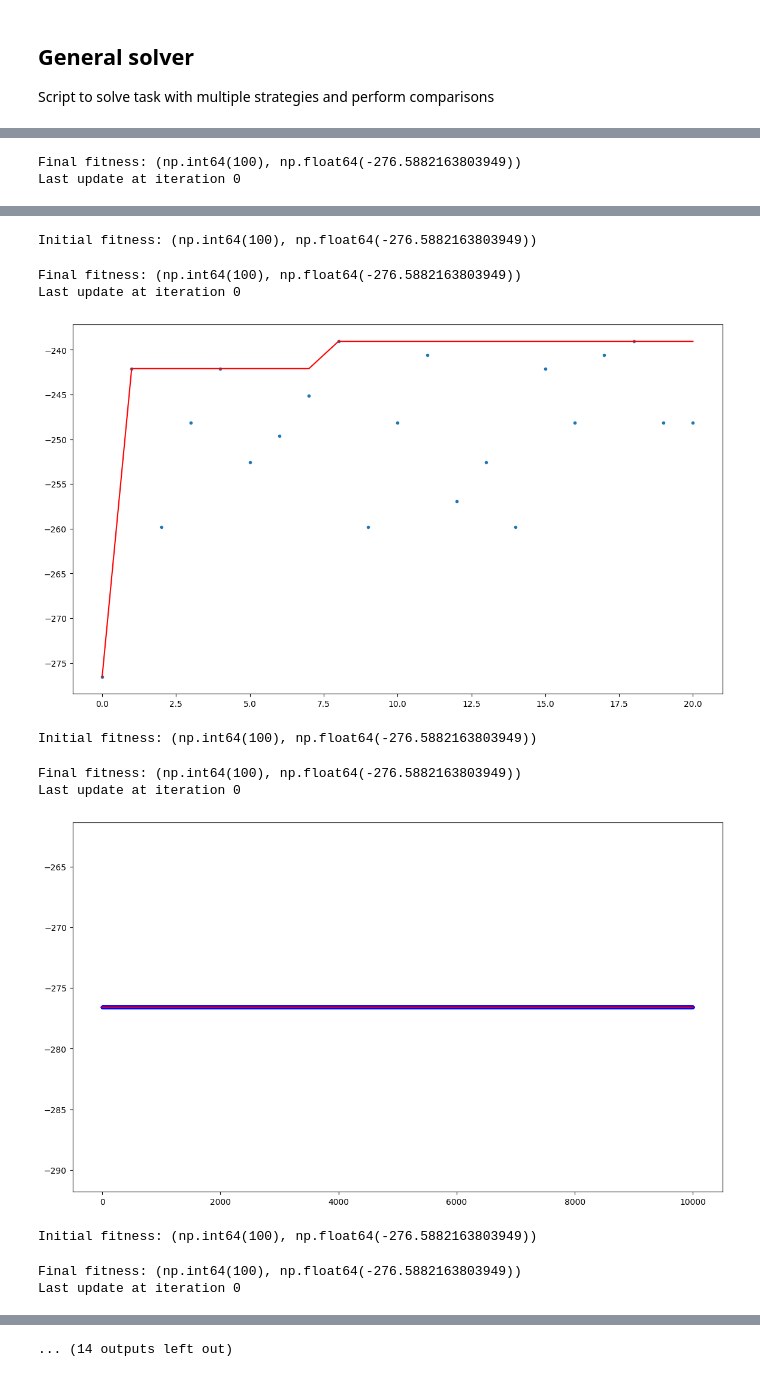
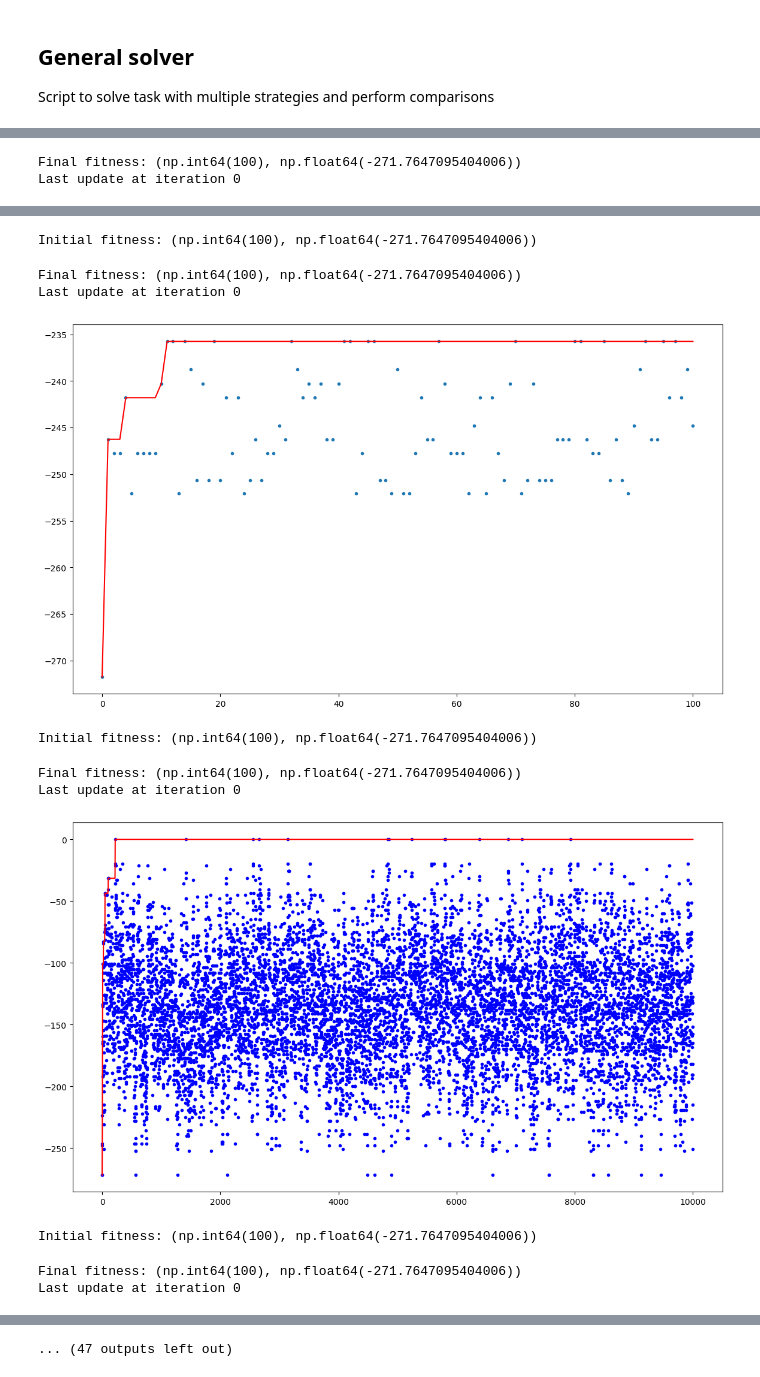
Before and after one commit to MicheleCazzola/CI2024_lab1, a Jupyter notebook: set-cover.ipynb, the cells around one changed output, grey strips where cells are left out. Saved outputs shown, nothing was run; the diff lists cells and outputs as text; code cells hidden in the pictures.

```diff
--- a/set-cover.ipynb
+++ b/set-cover.ipynb
@@ -119,9 +121,9 @@ def multiple_mutation(solution: np.ndarray):
     new_solution = np.logical_xor(mask, solution)
     return new_solution
 # %%
-def solve_multiple_mutation_HC(sets, costs, num_sets, num_steps=10_000):
+def solve_multiple_mutation_HC(sets, costs, num_sets, num_steps=10_000, th=INIT_SOL_TH):
     history = []
-    solution = rng.random(num_sets) < INIT_SOL_TH
+    solution = rng.random(num_sets) < th
     sol_fitness = fitness(sets, costs, solution)
 
     print(f"Initial fitness: {sol_fitness}")
@@ -130,6 +132,8 @@ def solve_multiple_mutation_HC(sets, costs, num_sets, num_steps=10_000):
     for _ in tqdm(range(num_steps)):
         current = single_mutation(solution.copy())
         curr_fitness = fitness(sets, costs, current)
+
+        #print(curr_fitness, sol_fitness)
 
         history.append(curr_fitness[1])
         if curr_fitness > sol_fitness:
@@ -152,13 +156,13 @@ def solve_multiple_mutation_HC(sets, costs, num_sets, num_steps=10_000):
 ### Simulated annealing
 It seems to perform worst than a RMHC: too much going around and not exploit neighboring solutions.
 # %%
-def solve_simulated_annealing_HC(sets, costs, num_sets, num_steps=10_000):
+def solve_simulated_annealing_HC(sets, costs, num_sets, num_steps=10_000, th=INIT_SOL_TH):
 
     def complete(covered):
         return covered == sets.shape[1]
 
     history = []
-    solution = rng.random(num_sets) < INIT_SOL_TH
+    solution = rng.random(num_sets) < th
     sol_fitness = fitness(sets, costs, solution)
     final_sol_fitness = sol_fitness
 
@@ -173,11 +177,11 @@ def solve_simulated_annealing_HC(sets, costs, num_sets, num_steps=10_000):
         # Min temperature set to 1 to avoid numerical issues in scalar power
         temperature = max(1, 10 * (sol_fitness[0] / sets.shape[1]) + 0.01)
 
-        history.append(sol_fitness[1])
-        p = (np.e ** ((curr_fitness[1] - sol_fitness[1]) / temperature))
-        #if curr_fitness[1] < sol_fitness[1]:
-            #print(sol_fitness[0], curr_fitness[0], final_sol_fitness[0], temperature, p)
-        if curr_fitness < sol_fitness and rng.random() < p or curr_fitness > sol_fitness:
+        history.append(curr_fitness[1])
+
+        logp = (curr_fitness[1] - sol_fitness[1]) / temperature + 1e-6
+
+        if curr_fitness < sol_fitness and np.log(rng.random() + 1e-6) < logp or curr_fitness > sol_fitness:
 
             if curr_fitness > final_sol_fitness and complete(curr_fitness[0]):
                 final_sol_fitness = curr_fitness
@@ -201,14 +205,14 @@ def solve_simulated_annealing_HC(sets, costs, num_sets, num_steps=10_000):
 ### Tabu search
 It uses a simulated annealing hill climber, but with discarding tweaked solution with a coverage under 80% on the universe. In this way, too much exploration in discouraged.
 # %%
-def solve_tabu_search_SAHC(sets, costs, num_sets, num_steps=10_000):
+def solve_tabu_search_SAHC(sets, costs, num_sets, num_steps=10_000, th=INIT_SOL_TH):
 
     def complete(covered):
         return covered == sets.shape[1]
 
     NUM_CANDIDATES = 10
     history = []
-    solution = rng.random(num_sets) < INIT_SOL_TH
+    solution = rng.random(num_sets) < th
     sol_fitness = fitness(sets, costs, solution)
     final_sol_fitness = sol_fitness
 
@@ -226,9 +230,9 @@ def solve_tabu_search_SAHC(sets, costs, num_sets, num_steps=10_000):
             # Min temperature set to 10 to avoid numerical issues in scalar power
             temperature = max(1, 10 * (sol_fitness[0] / sets.shape[1]) + 0.01)
 
-            history.append(sol_fitness[1])
-            p = (np.e ** ((curr_fitness[1] - sol_fitness[1]) / temperature))
-            if curr_fitness < sol_fitness and rng.random() < p or curr_fitness > sol_fitness:
+            history.append(curr_fitness[1])
+            logp = (curr_fitness[1] - sol_fitness[1]) / temperature + 1e-6
+            if curr_fitness < sol_fitness and np.log(rng.random()+1e-6) < logp or curr_fitness > sol_fitness:
 
                 if curr_fitness > final_sol_fitness and complete(curr_fitness[0]):
                     final_sol_fitness = curr_fitness
@@ -320,7 +324,8 @@ class Strategies:
 def solve(sets: np.ndarray, costs: np.ndarray, strategy: str):
     n = sets.shape[0]
     u = sets.shape[1]
-    steps = int(min(n*u // 50, 10_000))
+    steps = int(min(10_000, max(n*u // 50, 100)))
+    th_start = 0.95 if n < 1000 else INIT_SOL_TH
     match strategy:
         case Strategies.SINGLE_MUTATION_HC:
             return solve_single_mutation_HC(sets, costs, n, num_steps=steps)
@@ -333,7 +338,7 @@ def solve(sets: np.ndarray, costs: np.ndarray, strategy: str):
         case Strategies.GREEDY:
             return solve_greedy(sets, costs, n)
 # %%
-for (i, (universe_size, num_sets, density)) in list(enumerate(zip(universe_sizes, num_sets_sizes, densities)))[:3]:
+for (i, (universe_size, num_sets, density)) in list(enumerate(zip(universe_sizes, num_sets_sizes, densities)))[:]:
 
     print(f"Generating instance {i+1}")
 
@@ -355,2 +360,2 @@ Initial fitness: (np.int64(100), np.float64(-276.5882163803949))
-Final fitness: (np.int64(100), np.float64(-276.5882163803949))
+Final fitness: (np.int64(100), np.float64(-271.7647095404006))
 Last update at iteration 0
@@ -358,11 +363,11 @@ Last update at iteration 0
-Initial fitness: (np.int64(100), np.float64(-276.5882163803949))
+Initial fitness: (np.int64(100), np.float64(-271.7647095404006))
-Final fitness: (np.int64(100), np.float64(-276.5882163803949))
+Final fitness: (np.int64(100), np.float64(-271.7647095404006))
 Last update at iteration 0
-[figure, old version]
+[figure, new version]
-Initial fitness: (np.int64(100), np.float64(-276.5882163803949))
+Initial fitness: (np.int64(100), np.float64(-271.7647095404006))
-Final fitness: (np.int64(100), np.float64(-276.5882163803949))
+Final fitness: (np.int64(100), np.float64(-271.7647095404006))
 Last update at iteration 0
-[figure, old version]
+[figure, new version]
-Initial fitness: (np.int64(100), np.float64(-276.5882163803949))
+Initial fitness: (np.int64(100), np.float64(-271.7647095404006))
-Final fitness: (np.int64(100), np.float64(-276.5882163803949))
+Final fitness: (np.int64(100), np.float64(-271.7647095404006))
 Last update at iteration 0
@@ -370 +375 @@ Last update at iteration 0
-... (14 outputs left out)
+... (47 outputs left out)
```
Also changed, not shown: parts of 2 cells of this notebook.
